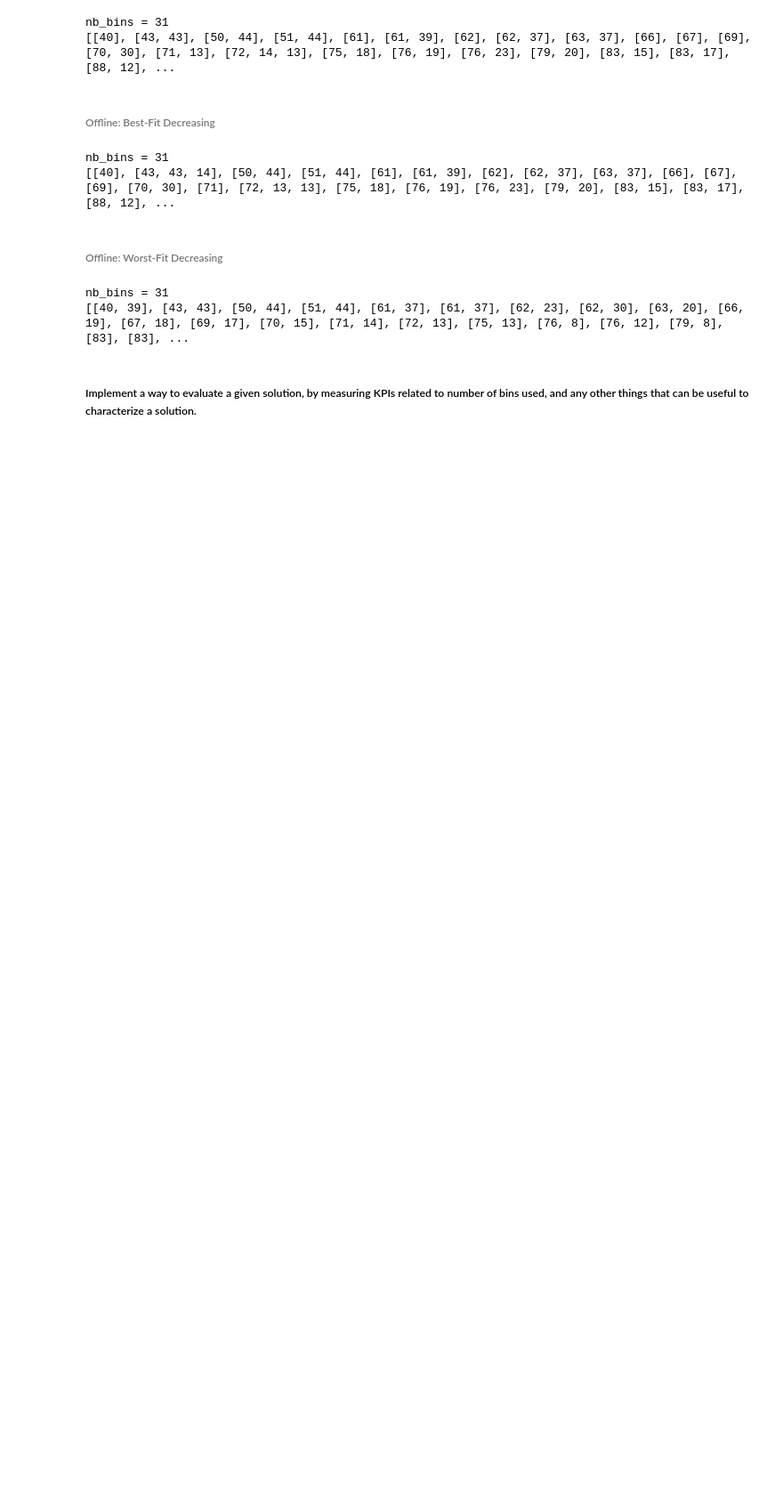
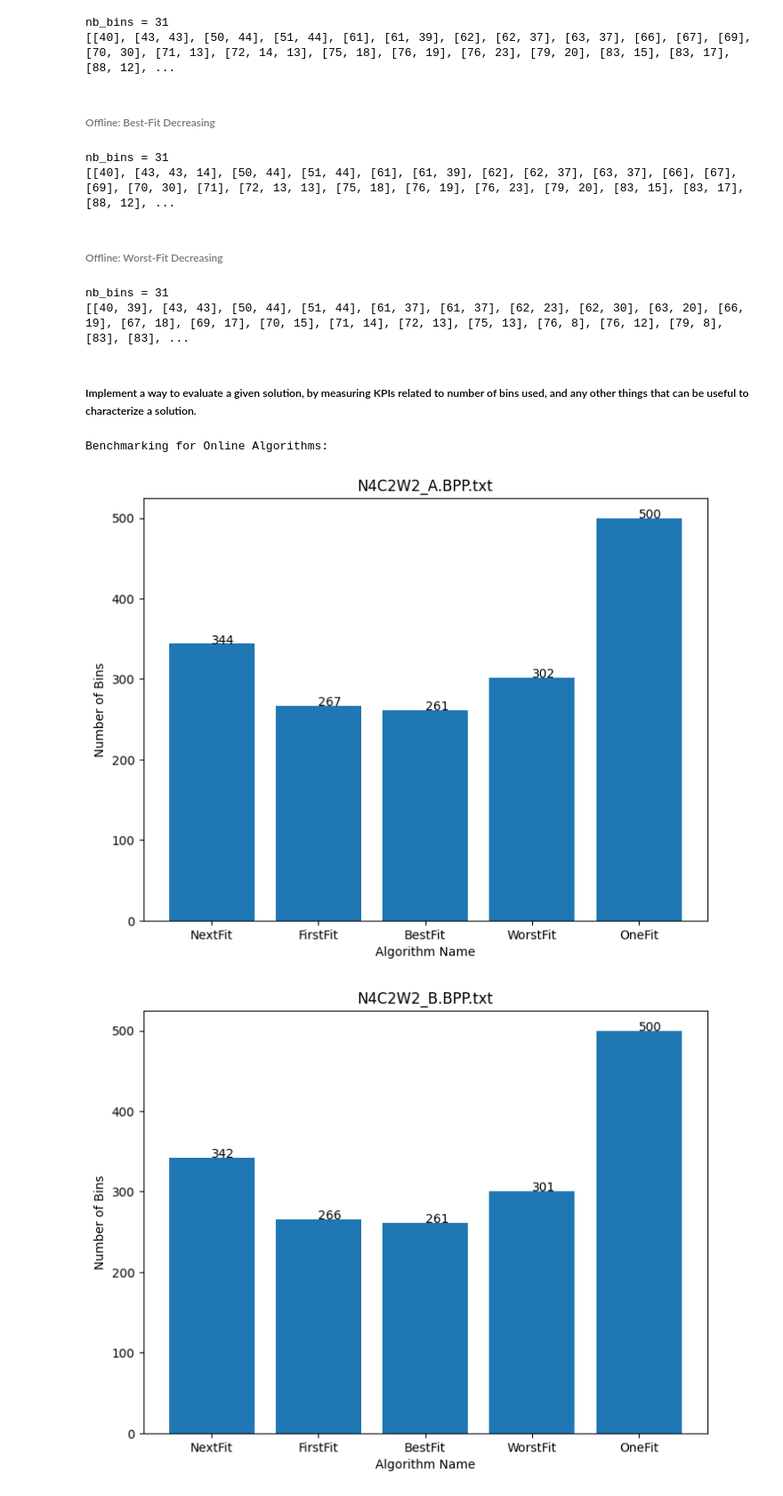
Before and after one commit to nivethakuruparan/bin-packing, a Jupyter notebook: report.ipynb, the cells around one changed output. Shown at 89% size. Saved outputs shown, nothing was run; the diff lists cells and outputs as text; code cells hidden in the pictures; blank space fills up the shorter version.

Commit message:
T2 - Benchmarked for number of bins

```diff
--- a/report.ipynb
+++ b/report.ipynb
@@ -194,3 +194,11 @@ nb_bins = 31
 [[40, 39], [43, 43], [50, 44], [51, 44], [61, 37], [61, 37], [62, 23], [62, 30], [63, 20], [66, 19], [67, 18], [69, 17], [70, 15], [71, 14], [72, 13], [75, 13], [76, 8], [76, 12], [79, 8], [83], [83], ...
 # %% [markdown]
 ##### Implement a way to evaluate a given solution, by measuring KPIs related to number of bins used, and any other things that can be useful to characterize a solution.
+# %%
+import numbins_bench
+numbins_bench.main()
+# if there is time, the sums of each bins in regards to the algorithms
+# %% [output]
+Benchmarking for Online Algorithms:
+[figure, added]
+[figure, added]
```
Also changed, not shown: parts of 2 cells of this notebook, 1 other file.
